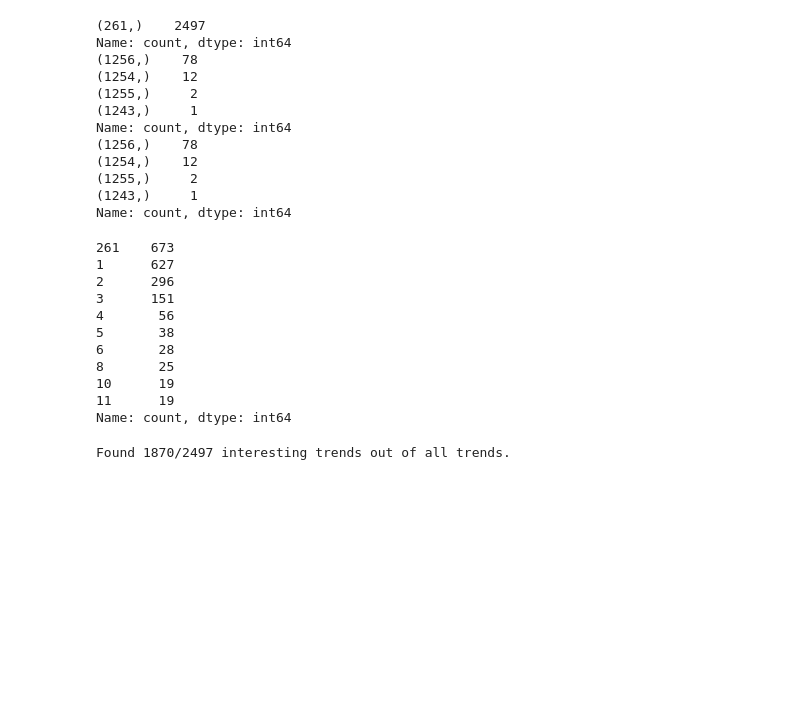
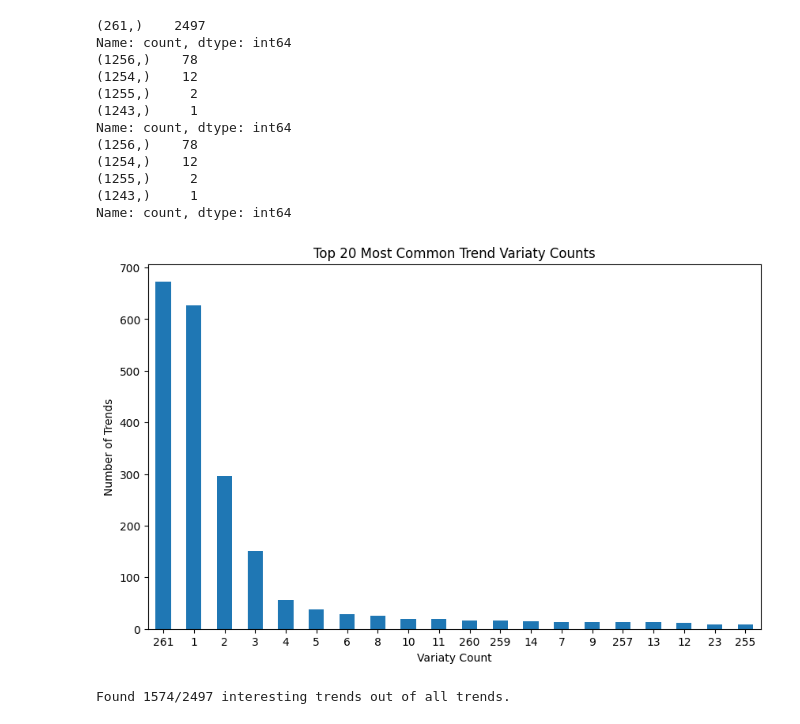
Before and after one commit to YishayPo/needleInHaystack, a Jupyter notebook: data_preprocess.ipynb, the cells around one changed output. Drawn from its saved outputs; the diff is of its cells as text; code cells hidden in the pictures; blank space fills up the shorter version.

```diff
--- a/data_preprocess.ipynb
+++ b/data_preprocess.ipynb
@@ -108,28 +108,26 @@ Name: count, dtype: int64
 # %%
 trends_variaty = pd.Series({s.name: len(np.nonzero(s)[0]) for trend, s in trends_dfs.items()})
 trends_variaty.value_counts().head(10)
-# trends_variaty.hist(bins=30)
+
+plt.figure(figsize=(10,6))
+common_trends_variaty = trends_variaty.value_counts().head(20)
+common_trends_variaty.plot(kind='bar')
+plt.title('Top 20 Most Common Trend Variaty Counts')
+plt.xlabel('Variaty Count')
+plt.ylabel('Number of Trends')
+plt.xticks(rotation=0)
+plt.show()
 # %% [output]
-261    673
-1      627
-2      296
-3      151
-4       56
-5       38
-6       28
-8       25
-10      19
-11      19
-Name: count, dtype: int64
+[figure, added]
 # %%
 interesting_trends_list: List[pd.Series] = []
 for trend in trends_dfs.values():
-    if len(np.nonzero(trend)[0])>1:
+    if len(np.nonzero(trend)[0])>2:
         interesting_trends_list.append(trend)
 
 print(f'Found {len(interesting_trends_list)}/{len(trends_dfs)} interesting trends out of all trends.')
 # %% [output]
-Found 1870/2497 interesting trends out of all trends.
+Found 1574/2497 interesting trends out of all trends.
 # %%
 volumes_raw = pd.concat(volume_dfs, axis=1).astype(float)
 prices_raw = pd.concat(price_dfs, axis=1).astype(float)
```
Also changed, not shown: parts of 1 cell of this notebook, 13 other files.
